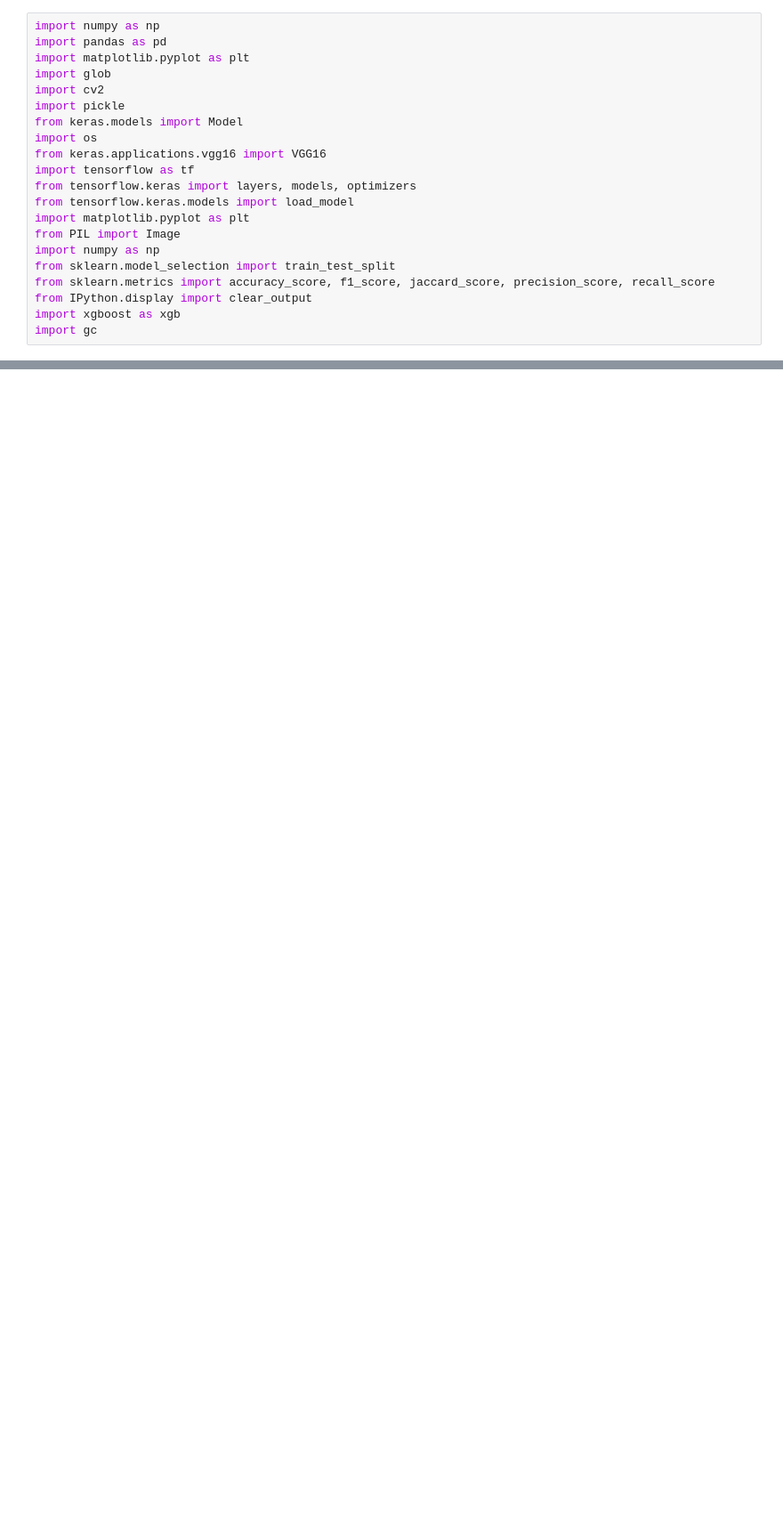
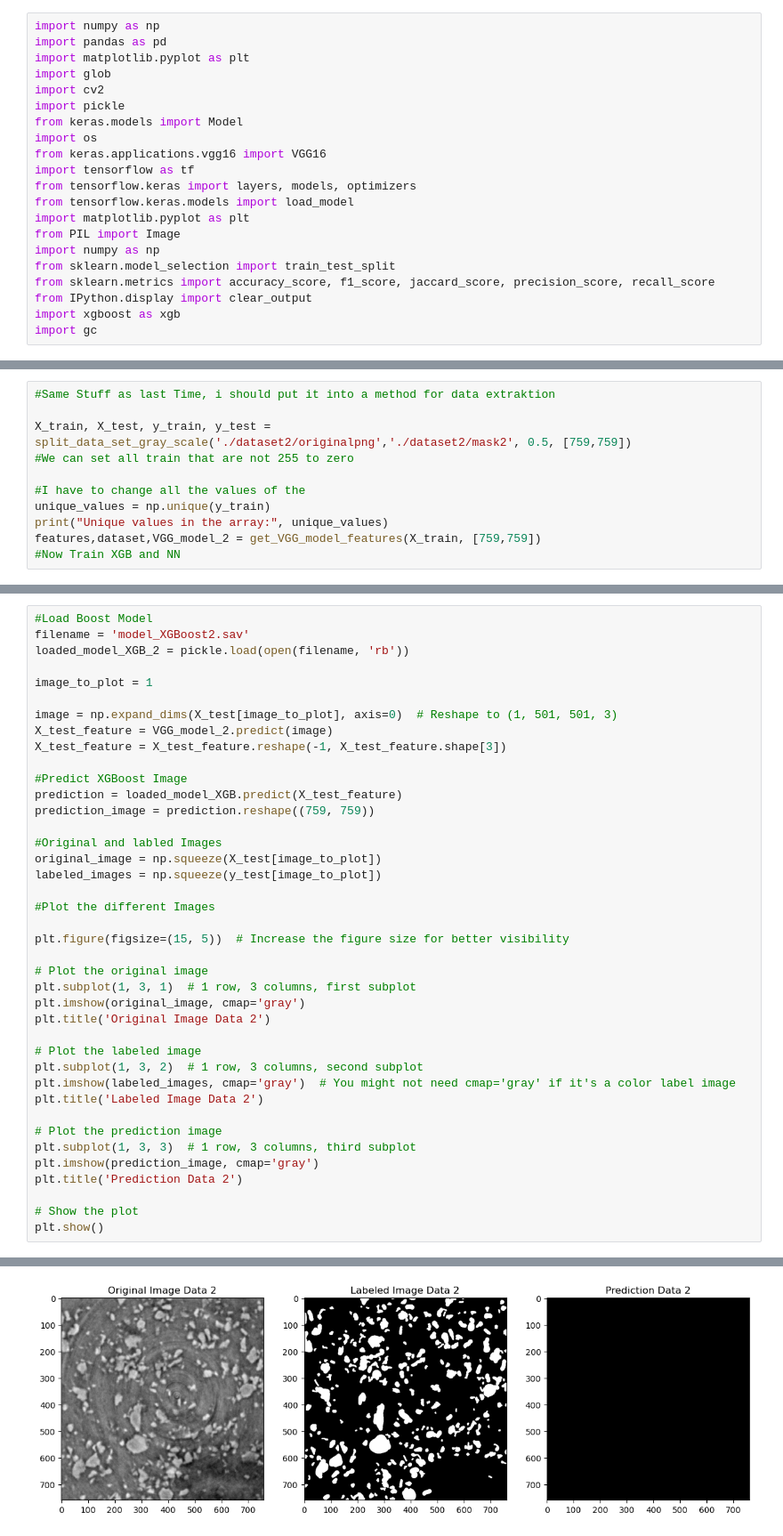
Before and after one commit to davidschep/xray-segmentation, a Jupyter notebook: VGG16ModelCreation.ipynb, the cells around one changed output, grey strips where cells are left out. Shown: that part at 89% size. Drawn from its saved outputs; the diff is of its cells as text; blank space fills up the shorter version.

```diff
--- a/VGG16ModelCreation.ipynb
+++ b/VGG16ModelCreation.ipynb
@@ -440,0 +466,11 @@ Mean IoU: 0.9784568213564796
+# %%
+#Same Stuff as last Time, i should put it into a method for data extraktion
+
+X_train, X_test, y_train, y_test = split_data_set_gray_scale('./dataset2/originalpng','./dataset2/mask2', 0.5, [759,759])
+#We can set all train that are not 255 to zero
+
+#I have to change all the values of the
+unique_values = np.unique(y_train)
+print("Unique values in the array:", unique_values)
+features,dataset,VGG_model_2 = get_VGG_model_features(X_train, [759,759])
+#Now Train XGB and NN
@@ -440,0 +513,41 @@ Mean IoU: 0.9784568213564796
+# %%
+#Load Boost Model
+filename = 'model_XGBoost2.sav'
+loaded_model_XGB_2 = pickle.load(open(filename, 'rb'))
+
+image_to_plot = 1
+
+image = np.expand_dims(X_test[image_to_plot], axis=0)  # Reshape to (1, 501, 501, 3)
+X_test_feature = VGG_model_2.predict(image)
+X_test_feature = X_test_feature.reshape(-1, X_test_feature.shape[3])
+
+#Predict XGBoost Image
+prediction = loaded_model_XGB.predict(X_test_feature)
+prediction_image = prediction.reshape((759, 759))
+
+#Original and labled Images
+original_image = np.squeeze(X_test[image_to_plot])
+labeled_images = np.squeeze(y_test[image_to_plot])
+
+#Plot the different Images
+
+plt.figure(figsize=(15, 5))  # Increase the figure size for better visibility
+
+# Plot the original image
+plt.subplot(1, 3, 1)  # 1 row, 3 columns, first subplot
+plt.imshow(original_image, cmap='gray')
+plt.title('Original Image Data 2')
+
+# Plot the labeled image
+plt.subplot(1, 3, 2)  # 1 row, 3 columns, second subplot
+plt.imshow(labeled_images, cmap='gray')  # You might not need cmap='gray' if it's a color label image
+plt.title('Labeled Image Data 2')
+
+# Plot the prediction image
+plt.subplot(1, 3, 3)  # 1 row, 3 columns, third subplot
+plt.imshow(prediction_image, cmap='gray')
+plt.title('Prediction Data 2')
+
+# Show the plot
+plt.show()
+# %% [output]
@@ -440,0 +555 @@ Mean IoU: 0.9784568213564796
+[figure, added]
```
Also changed, not shown: parts of 28 cells of this notebook, 1 other file.
